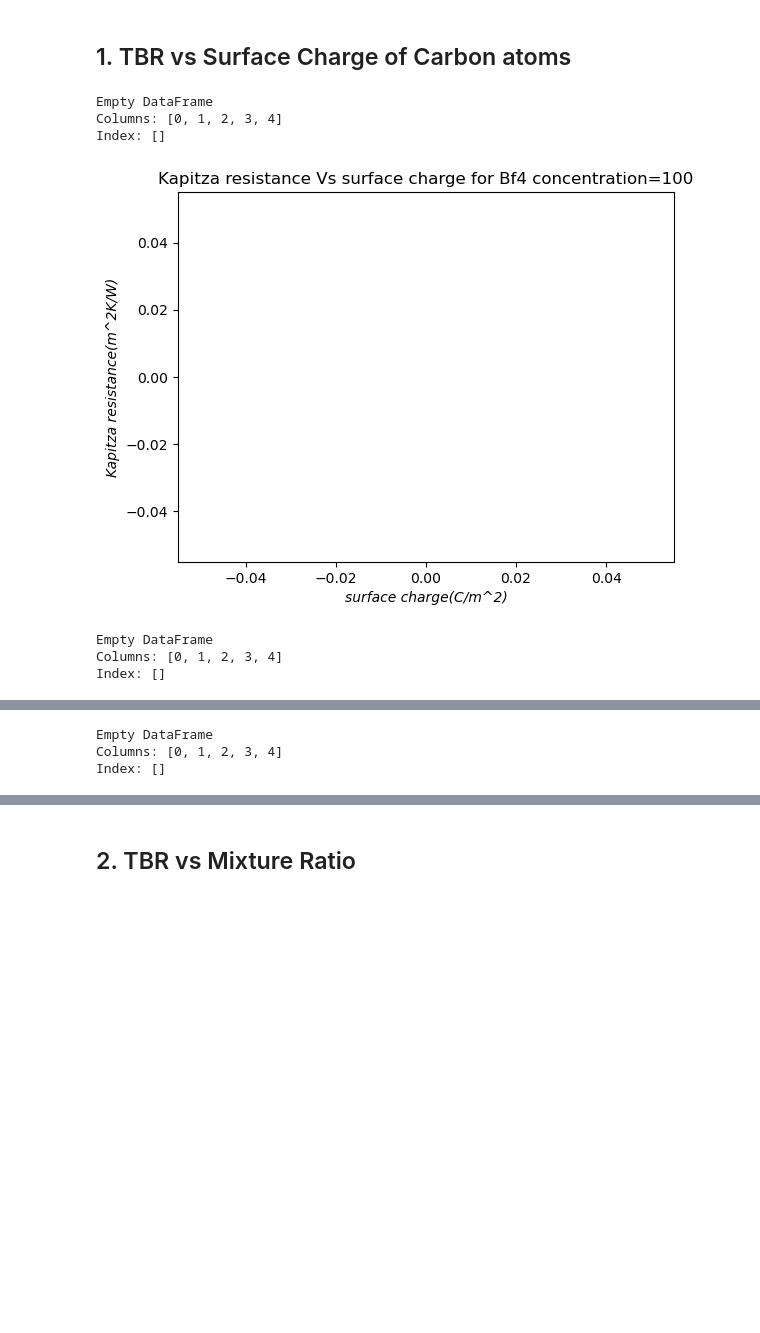
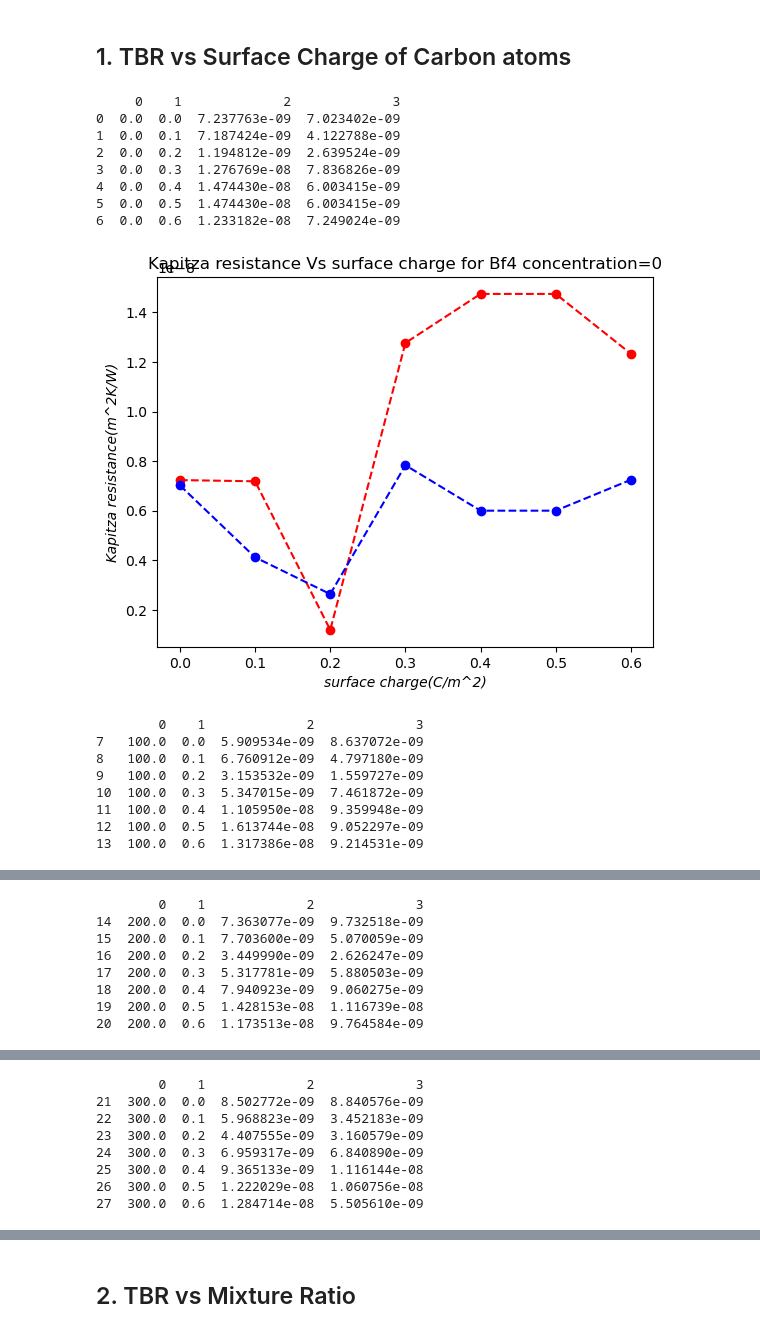
Before and after one commit to arjunampadi/Paper-1-analysis_files, a Jupyter notebook: Paper-1.ipynb, the cells around one changed output, grey strips where cells are left out. Saved outputs shown, nothing was run; the diff lists cells and outputs as text; code cells hidden in the pictures; blank space fills up the shorter version.

```diff
--- a/Paper-1.ipynb
+++ b/Paper-1.ipynb
@@ -124,10 +124,10 @@ def calcThermal(x_left, T_graL, x_mid, Tw, x_right, T_graR,Q_flux):
     print("Temperature drop right  =",delTR,'K')
     return k_graL,k_W,k_graR,G_L,G_R
 # %%
-diranl="/home/arjun/Documents/TUTORIALS_LAMMPS/ionic_liquuid/binary_mixtures/IL_NEMD_DT/IL_models/EMIM/emim-bf4-tfsi_airebo/NEMD"
-conrange= [100,300,400]
+diranl="/home/arjun/Documents/TUTORIALS_LAMMPS/ionic_liquuid/binary_mixtures/IL_NEMD_DT/IL_models/EMIM/emim-bf4-tfsi_airebo/tswap/NEMD"
+conrange= [100,200,300,400]
 trange= [350]
-crange=[0,0.1,0.2,0.3,0.4,0.5]
+crange=[0.1,0.2,0.3,0.4,0.5,0.6]
 iruns = [2]
 kap=[]
 denpeakL=[]
@@ -203,7 +203,7 @@ for con in conrange:
         zden = denfluid[:,1]
         zcord=np.concatenate([zleft,zfluid,zright],axis=0)
         temp=np.concatenate([templeft,tempfluid,tempright],axis=0)
-        result="/home/arjun/Documents/TUTORIALS_LAMMPS/ionic_liquuid/binary_mixtures/IL_NEMD_DT/IL_models/EMIM/emim-bf4-tfsi_airebo/NEMD/NEMD_RESULTS/"
+        result="/home/arjun/Documents/TUTORIALS_LAMMPS/ionic_liquuid/binary_mixtures/IL_NEMD_DT/IL_models/EMIM/emim-bf4-tfsi_airebo/tswap/NEMD/NEMD_RESULTS/"
         directory = result
         parent_dir = "bf="+str(con)+'/c='+str(c)
         path = os.path.join(directory , parent_dir)
@@ -303,14 +303,14 @@ for con in conrange:
         axis[0].set_ylabel("Temperature $(k)$",fontweight = 'bold',fontsize=12)
         axis[1].set_ylabel("Mass density $(kg/m^3)$",fontweight = 'bold',fontsize=12)
         extent = axis[0].get_window_extent().transformed(figure.dpi_scale_trans.inverted())
-        plt.savefig(diranl+'/bf_'+str(con)+'/'+str(c)+'temp_pr'+str(c)+'.'+str(con)+'.png',dpi=600, bbox_inches=extent.expanded(1.25, 1.3))
+        plt.savefig(diranl+'/bf_'+str(con)+'/'+str(c)+'temp_pr'+str(c)+'.'+str(con)+'_tswap.png',dpi=600, bbox_inches=extent.expanded(1.25, 1.3))
         extent = axis[1].get_window_extent().transformed(figure.dpi_scale_trans.inverted())
-        plt.savefig(diranl+'/bf_'+str(con)+'/'+str(c)+'dens_pro'+str(c)+'.'+str(con)+'.png',dpi=600, bbox_inches=extent.expanded(1.25, 1.3))
-        plt.savefig(diranl+'/bf_'+str(con)+'/'+str(c)+"fig"+str(c)+'.'+str(con)+'.png')
-        plt.show()
+        plt.savefig(diranl+'/bf_'+str(con)+'/'+str(c)+'dens_pro'+str(c)+'.'+str(con)+'_tswap.png',dpi=600, bbox_inches=extent.expanded(1.25, 1.3))
+        plt.savefig(diranl+'/bf_'+str(con)+'/'+str(c)+"fig"+str(c)+'.'+str(con)+'_tswap.png')
+        #plt.show()
         plt.close()
 #print(kap,kleft,kright,denpeakL,denpeakLz,denpeakR,denpeakRz,bulkden,Qnet)
 np.savetxt('data_normal'+".dat", np.column_stack((kap,kleft,kright,denpeakL,denpeakLz,denpeakR,denpeakRz,bulkden,Qnet)),header='Kapitza k_left k_right peak_denL peak_denLz peak_denR peak_denRz bulk_den Qtotal')
-np.savetxt('K_vs_charge.dat',KvsC,header='BF Charge k_left k_right')
-np.savetxt('K_vs_molarity.dat',KvsM,header='Charge BF k_left k_right')
+np.savetxt('K_vs_charge_tswap.dat',KvsC,header='BF Charge k_left k_right')
+np.savetxt('K_vs_molarity_tswap.dat',KvsM,header='Charge BF k_left k_right')
 # %% [output]
@@ -421,26 +335,37 @@ heatflux    = -1.5215344189854602e-06 W/m^2
 ## 1. TBR vs Surface Charge of Carbon atoms
 # %%
 fig, ax = plt.subplots()
-conrange= [100,300,400]
+conrange= [0,100,200,300,400]
 for con in conrange:
-    data = pd.read_csv("K_vs_charge.dat",sep='\s+',header=None)
+    data = pd.read_csv("K_vs_charge.dat",sep='\s+',skiprows=[0],header=None)
     data = pd.DataFrame(data)
     select_con = data.loc[data.iloc[:,0] == con]
     print(select_con)
     x = select_con[1]
     y1 = select_con[2]
     y2 = select_con[3]
     plt.title('Kapitza resistance Vs surface charge for Bf4 concentration='+str(con))
     plt.plot(x, y1,color="red", marker="o",  linestyle="--",label='kapitza_left')
     plt.plot(x, y2,color="blue", marker="o",  linestyle="--",label='kapitza_right')
     plt.xlabel('surface charge(C/m^2)', style='italic')
     plt.ylabel('Kapitza resistance(m^2K/W)', style='italic')
+    plt.savefig("K_vs_charge"+'.bf4='+str(con)+'.png')
     plt.show()
 # %% [output]
-Empty DataFrame
-Columns: [0, 1, 2, 3, 4]
-Index: []
+     0    1             2             3
+0  0.0  0.0  7.237763e-09  7.023402e-09
+1  0.0  0.1  7.187424e-09  4.122788e-09
+2  0.0  0.2  1.194812e-09  2.639524e-09
+3  0.0  0.3  1.276769e-08  7.836826e-09
+4  0.0  0.4  1.474430e-08  6.003415e-09
+5  0.0  0.5  1.474430e-08  6.003415e-09
+6  0.0  0.6  1.233182e-08  7.249024e-09
-[figure, old version]
+[figure, new version]
-Empty DataFrame
-Columns: [0, 1, 2, 3, 4]
-Index: []
+        0    1             2             3
+7   100.0  0.0  5.909534e-09  8.637072e-09
+8   100.0  0.1  6.760912e-09  4.797180e-09
+9   100.0  0.2  3.153532e-09  1.559727e-09
+10  100.0  0.3  5.347015e-09  7.461872e-09
+11  100.0  0.4  1.105950e-08  9.359948e-09
+12  100.0  0.5  1.613744e-08  9.052297e-09
+13  100.0  0.6  1.317386e-08  9.214531e-09
@@ -448,3 +373,8 @@ Index: []
-Empty DataFrame
-Columns: [0, 1, 2, 3, 4]
-Index: []
+        0    1             2             3
+14  200.0  0.0  7.363077e-09  9.732518e-09
+15  200.0  0.1  7.703600e-09  5.070059e-09
+16  200.0  0.2  3.449990e-09  2.626247e-09
+17  200.0  0.3  5.317781e-09  5.880503e-09
+18  200.0  0.4  7.940923e-09  9.060275e-09
+19  200.0  0.5  1.428153e-08  1.116739e-08
+20  200.0  0.6  1.173513e-08  9.764584e-09
@@ -451,0 +382,8 @@ Index: []
+        0    1             2             3
+21  300.0  0.0  8.502772e-09  8.840576e-09
+22  300.0  0.1  5.968823e-09  3.452183e-09
+23  300.0  0.2  4.407555e-09  3.160579e-09
+24  300.0  0.3  6.959317e-09  6.840890e-09
+25  300.0  0.4  9.365133e-09  1.116144e-08
+26  300.0  0.5  1.222029e-08  1.060756e-08
+27  300.0  0.6  1.284714e-08  5.505610e-09
```
Also changed, not shown: parts of 3 cells of this notebook, 29 other files.
